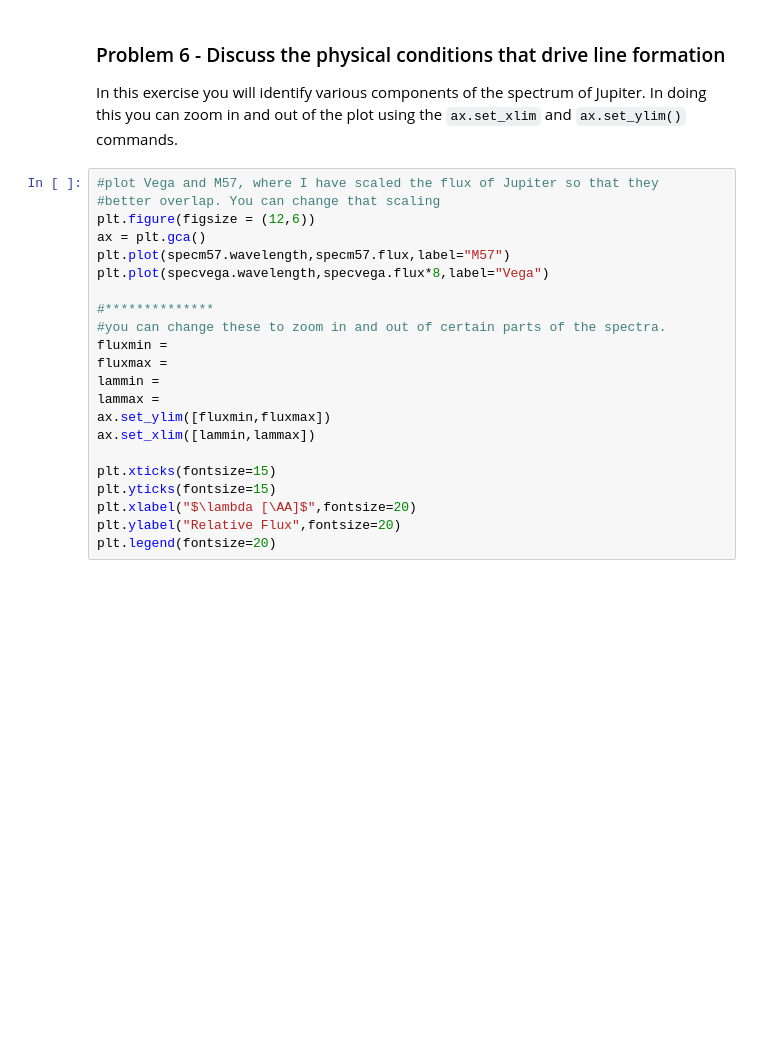
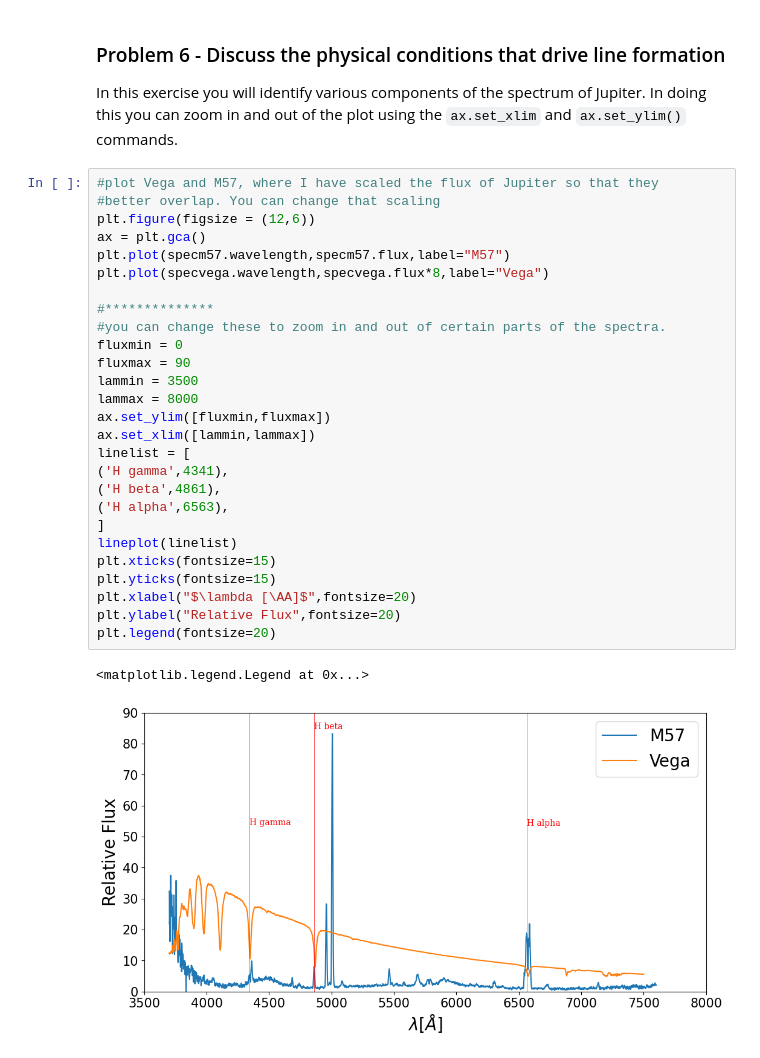
Before and after one commit to camerynwheeler/Analysis_real_spectra_student, a Jupyter notebook: analysis_real_spectra.student.ipynb, the cells around one changed output. Saved outputs shown, nothing was run; the diff lists cells and outputs as text; blank space fills up the shorter version.

```diff
--- a/analysis_real_spectra.student.ipynb
+++ b/analysis_real_spectra.student.ipynb
@@ -514,25 +524,33 @@ In this exercise you will identify various components of the spectrum of Jupiter
 # %%
 #plot Vega and M57, where I have scaled the flux of Jupiter so that they
 #better overlap. You can change that scaling
 plt.figure(figsize = (12,6))
 ax = plt.gca()
 plt.plot(specm57.wavelength,specm57.flux,label="M57")
 plt.plot(specvega.wavelength,specvega.flux*8,label="Vega")
 
 #**************
 #you can change these to zoom in and out of certain parts of the spectra.
-fluxmin =
-fluxmax =
-lammin =
-lammax =
+fluxmin = 0
+fluxmax = 90
+lammin = 3500
+lammax = 8000
 ax.set_ylim([fluxmin,fluxmax])
 ax.set_xlim([lammin,lammax])
-
+linelist = [
+('H gamma',4341),
+('H beta',4861),
+('H alpha',6563),
+]
+lineplot(linelist)
 plt.xticks(fontsize=15)
 plt.yticks(fontsize=15)
 plt.xlabel("$\lambda [\AA]$",fontsize=20)
 plt.ylabel("Relative Flux",fontsize=20)
 plt.legend(fontsize=20)
+# %% [output]
+<matplotlib.legend.Legend at 0x...>
+[figure, added]
 # %% [markdown]
 There are lines in common between M57 and Vega but they are in absorption in Vega and in Emission in M57. Note that the lines do not perfectly line up in wavelength as the M57 spectrum has not been perfectly wavelength calibrated.
 
```
Also changed, not shown: parts of 6 cells of this notebook.
